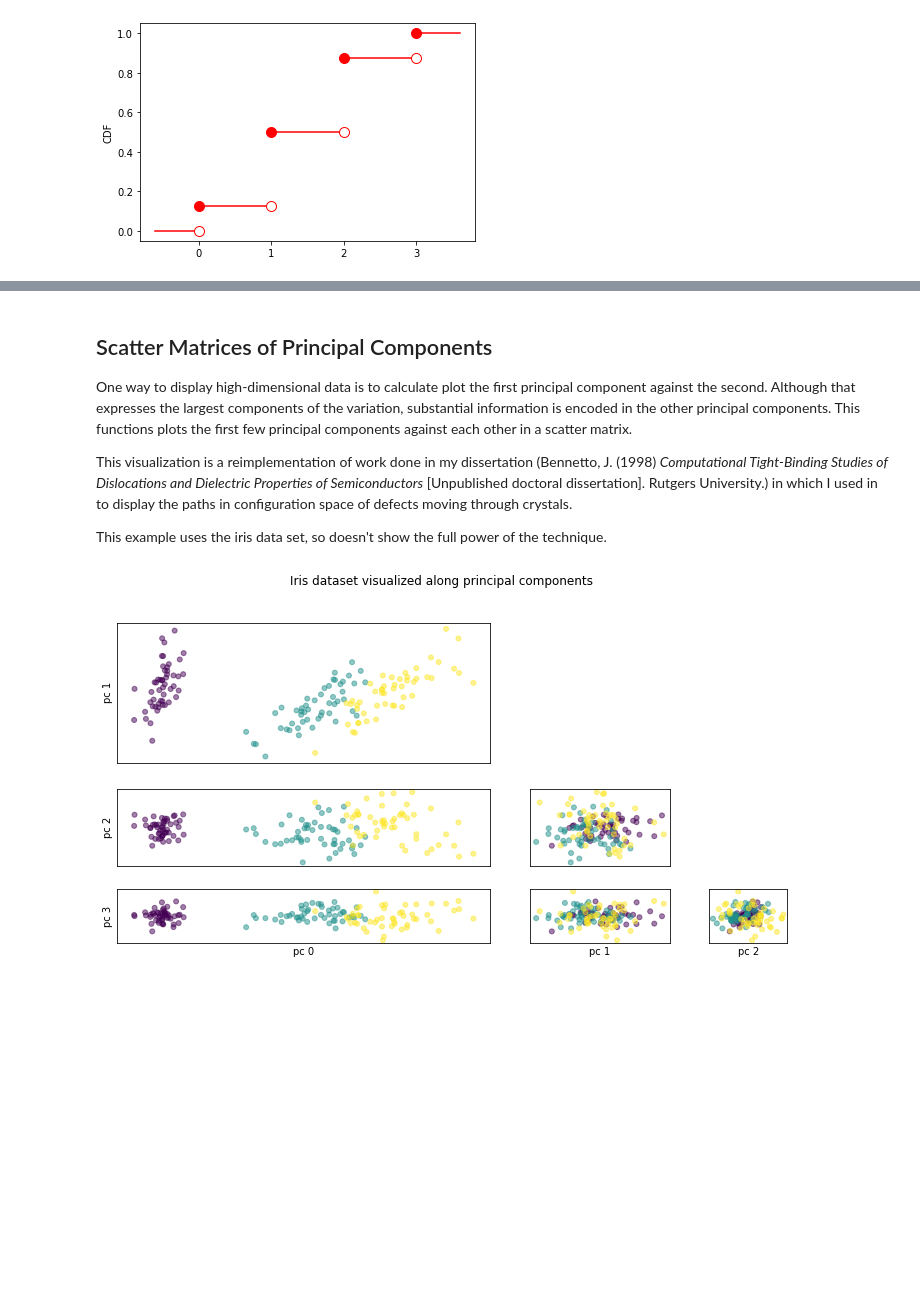
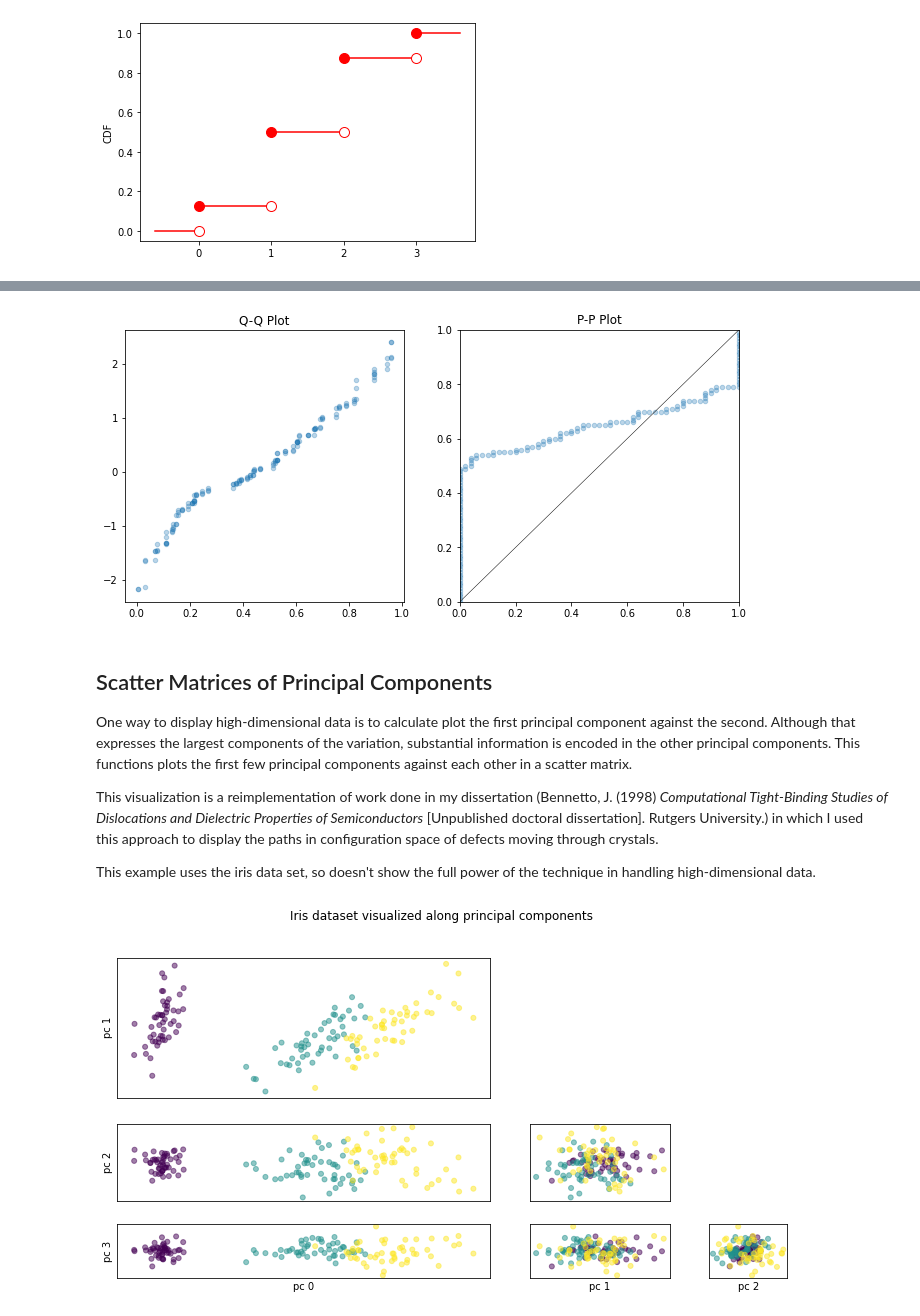
Before and after one commit to jackbenn/graphing_tools, a Jupyter notebook: Usage.ipynb, the cells around one changed output, grey strips where cells are left out. Saved outputs shown, nothing was run; the diff lists cells and outputs as text; code cells hidden in the pictures; blank space fills up the shorter version.

Commit message:
add initial code and usage for prob plots

```diff
--- a/Usage.ipynb
+++ b/Usage.ipynb
@@ -143,11 +149,20 @@ tools.plot_discrete_cdf(ax,
+# %%
+data1 = stats.uniform(0, 1).rvs(50)
+data2 = stats.norm(0, 1).rvs(100)
+
+fig, axs = plt.subplots(1, 2, figsize=(11, 5))
+tools.qq_plot(axs[0], data1, data2)
+tools.pp_plot(axs[1], data1, data2)
+# %% [output]
+[figure, added]
 # %% [markdown]
 ## Scatter Matrices of Principal Components
 
 One way to display high-dimensional data is to calculate plot the first principal component against the second. Although that expresses the largest components of the variation, substantial information is encoded in the other principal components. This functions plots the first few principal components against each other in a scatter matrix.
 
-This visualization is a reimplementation of work done in my dissertation  (Bennetto, J. (1998) *Computational Tight-Binding Studies of Dislocations and Dielectric Properties of Semiconductors* \[Unpublished doctoral dissertation\]. Rutgers University.) in which I used in to display the paths in configuration space of defects moving through crystals.
+This visualization is a reimplementation of work done in my dissertation  (Bennetto, J. (1998) *Computational Tight-Binding Studies of Dislocations and Dielectric Properties of Semiconductors* \[Unpublished doctoral dissertation\]. Rutgers University.) in which I used this approach to display the paths in configuration space of defects moving through crystals.
 
-This example uses the iris data set, so doesn't show the full power of the technique.
+This example uses the iris data set, so doesn't show the full power of the technique in handling high-dimensional data.
 # %%
 from sklearn.datasets import load_iris
 data = load_iris()
```
Also changed, not shown: parts of 1 cell of this notebook, 1 other file.
